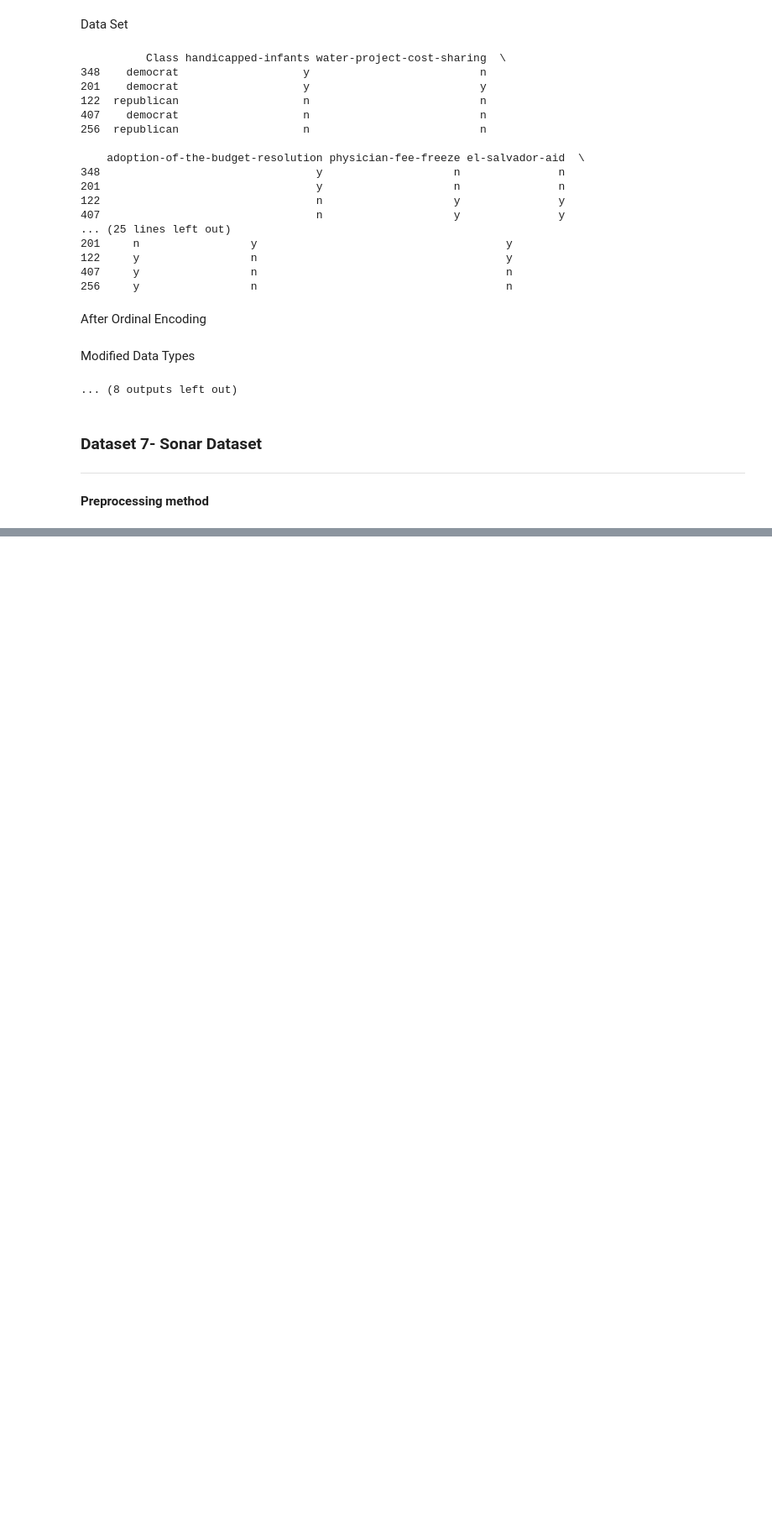
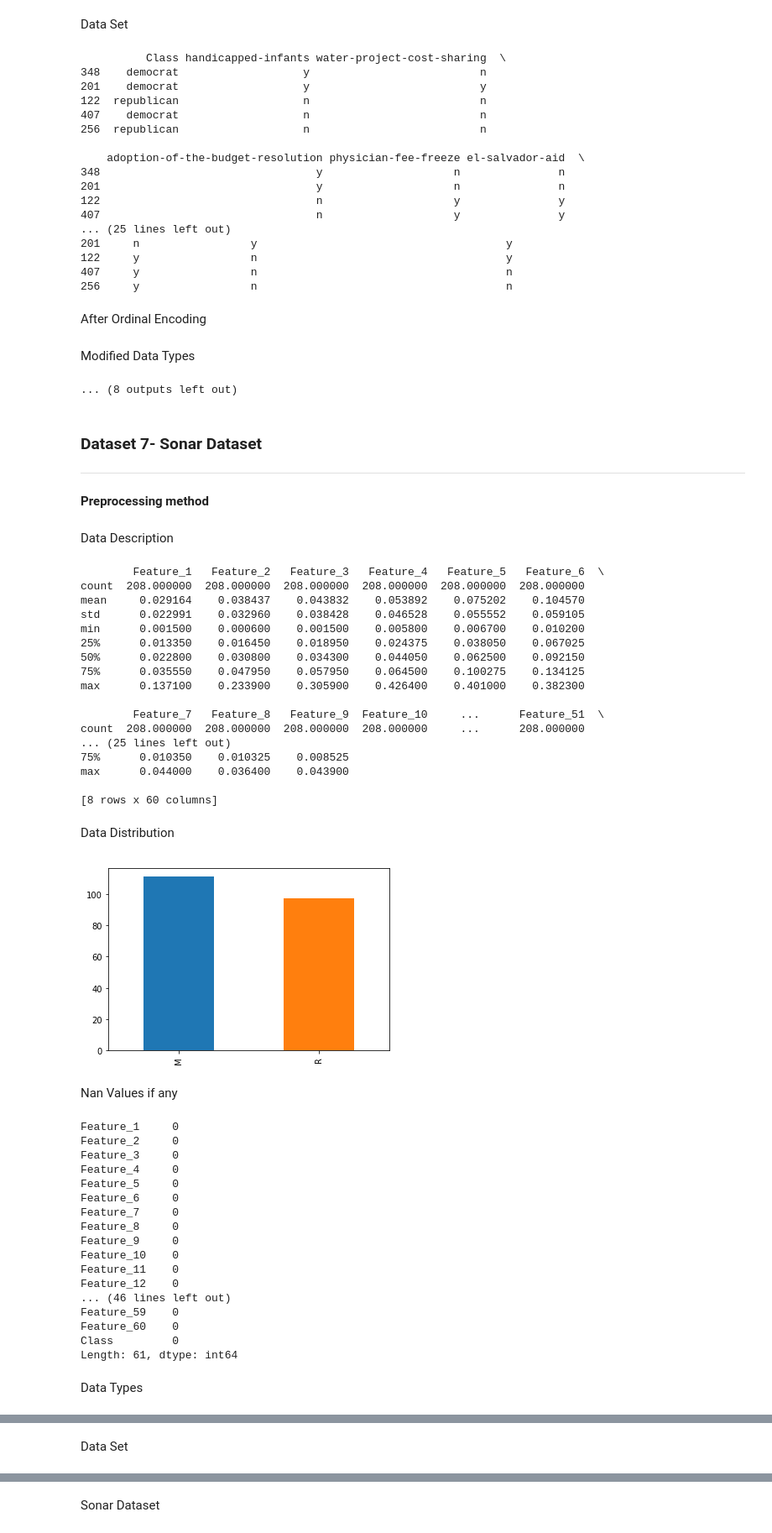
Before and after one commit to RoseMinu/Random-Forest-Pruning-Techniques, a Jupyter notebook: Preprocessed_DataSets.ipynb, the cells around one changed output, grey strips where cells are left out. Shown at 84% size. Drawn from its saved outputs; the diff is of its cells as text; code cells hidden in the pictures; blank space fills up the shorter version.

Commit message:
Prepossessed  10 data-sets

```diff
--- a/Preprocessed_DataSets.ipynb
+++ b/Preprocessed_DataSets.ipynb
@@ -360,0 +590,74 @@ def get_mnist():
+# %%
+#Sonar Dataset
+#http://archive.ics.uci.edu/ml/datasets/connectionist+bench+(sonar,+mines+vs.+rocks)
+def get_sonarData():
+    #Reading dataset from the csv file
+    df_sonar=pd.read_csv('sonar.csv')
+    printmrdwn("Data Description")
+    print(df_sonar.describe())
+    #Randomozing the dataset rows
+    np.random.seed(1)
+    shuffled_index=np.random.permutation(df_sonar.index)
+    df_sonar=df_sonar.loc[shuffled_index]
+    #NonUniform distribution of data
+    printmrdwn("Data Distribution")
+    df_sonar['Class'].value_counts().sort_index().plot.bar()
+    plt.show()
+    printmrdwn("Nan Values if any")
+    print(df_sonar.isna().sum())
+    printmrdwn("Data Types")
+    print(df_sonar.dtypes)
+    printmrdwn("Data Set")
+    print(df_sonar.head(5))
+    #Convert dataset into taarget and attribute set
+    # axis 1 refers to the columns
+    X= df_sonar.drop('Class', axis = 1)
+    y=df_sonar['Class']
+    printmrdwn("Sonar Dataset")
+    print(X.head(5))
+    printmrdwn("Class Column")
+    print(y.head(5))
+    return X, y
+# %%
+X_sonar,y_sonar=get_sonarData()
+plot_data("Sonar Dataset",X_sonar,y_sonar)
+# %% [output]
+Data Description
+        Feature_1   Feature_2   Feature_3   Feature_4   Feature_5   Feature_6  \
+count  208.000000  208.000000  208.000000  208.000000  208.000000  208.000000
+mean     0.029164    0.038437    0.043832    0.053892    0.075202    0.104570
+std      0.022991    0.032960    0.038428    0.046528    0.055552    0.059105
+min      0.001500    0.000600    0.001500    0.005800    0.006700    0.010200
+25%      0.013350    0.016450    0.018950    0.024375    0.038050    0.067025
+50%      0.022800    0.030800    0.034300    0.044050    0.062500    0.092150
+75%      0.035550    0.047950    0.057950    0.064500    0.100275    0.134125
+max      0.137100    0.233900    0.305900    0.426400    0.401000    0.382300
+
+        Feature_7   Feature_8   Feature_9  Feature_10     ...      Feature_51  \
+count  208.000000  208.000000  208.000000  208.000000     ...      208.000000
+... (25 lines left out)
+75%      0.010350    0.010325    0.008525
+max      0.044000    0.036400    0.043900
+
+[8 rows x 60 columns]
+Data Distribution
+[figure, added]
+Nan Values if any
+Feature_1     0
+Feature_2     0
+Feature_3     0
+Feature_4     0
+Feature_5     0
+Feature_6     0
+Feature_7     0
+Feature_8     0
+Feature_9     0
+Feature_10    0
+Feature_11    0
+Feature_12    0
+... (46 lines left out)
+Feature_59    0
+Feature_60    0
+Class         0
+Length: 61, dtype: int64
+Data Types
@@ -360,0 +681 @@ def get_mnist():
+Data Set
@@ -360,0 +699 @@ def get_mnist():
+Sonar Dataset
```
Also changed, not shown: parts of 33 cells of this notebook.
